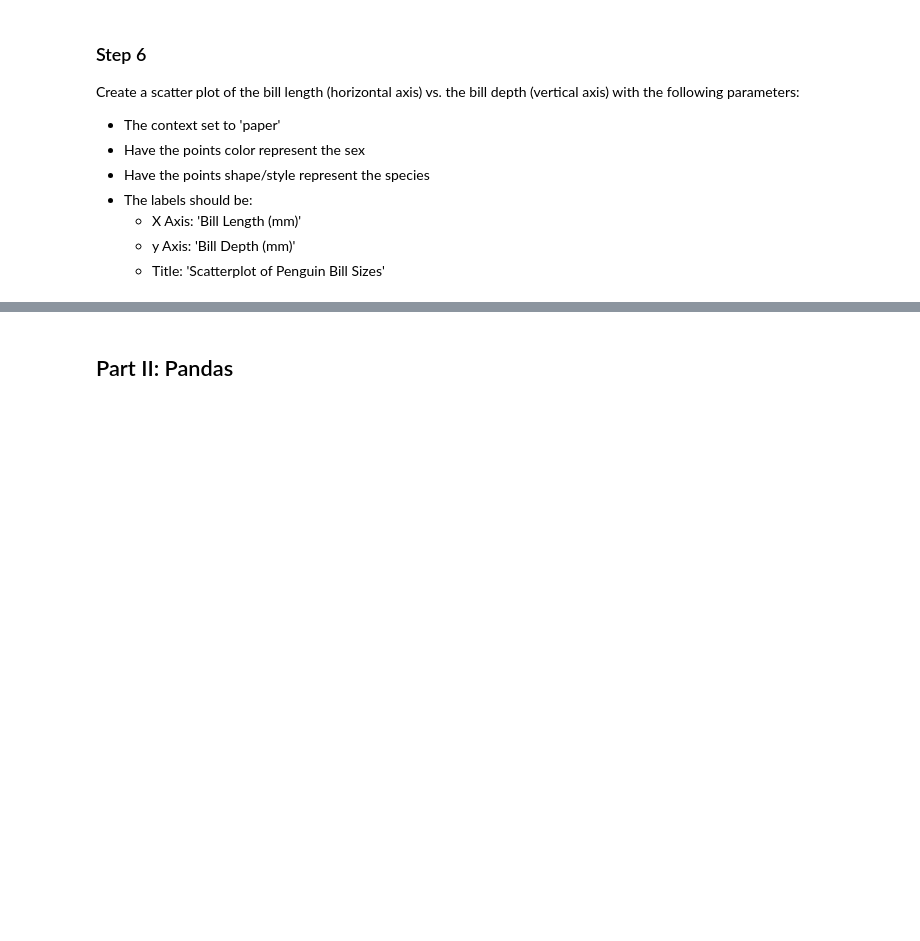
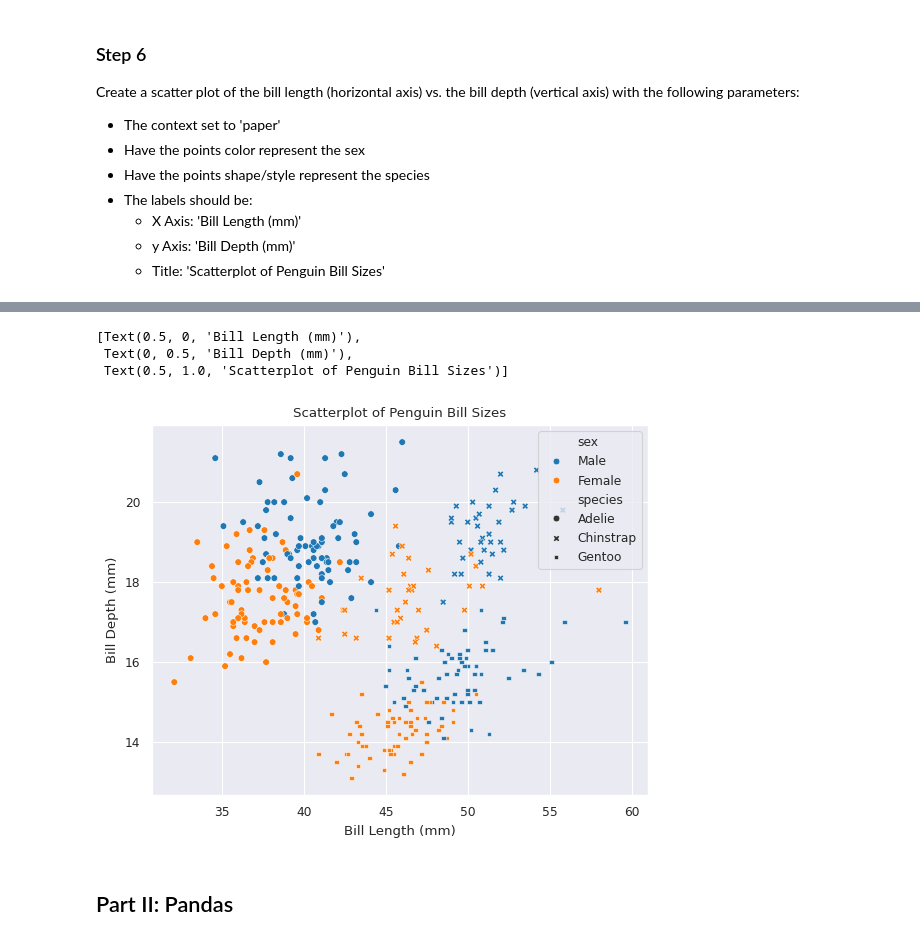
Before and after one commit to drivernf/DS_Course0_Week1_Module6_SeabornPandas, a Jupyter notebook: SeabornPandas.ipynb, the cells around one changed output, grey strips where cells are left out. Saved outputs shown, nothing was run; the diff lists cells and outputs as text; code cells hidden in the pictures; blank space fills up the shorter version.

```diff
--- a/SeabornPandas.ipynb
+++ b/SeabornPandas.ipynb
@@ -158,13 +163,28 @@ scatterplot1.set(xlabel = 'Bill Length (mm)', ylabel='Bill Depth (mm)', title='S
 # %%
 # CodeGrade step6
 # Replace None with your code
 
 # Context
-None
+sns.set_context('paper')
 
 # Plot
-scatterplot1 = None
-scatterplot1.set(None)
+scatterplot1 = sns.scatterplot(
+    data=penguins,
+    x='bill_length_mm',
+    y='bill_depth_mm',
+    hue='sex',
+    style='species'
+)
+scatterplot1.set(
+    xlabel='Bill Length (mm)',
+    ylabel='Bill Depth (mm)',
+    title='Scatterplot of Penguin Bill Sizes'
+)
+# %% [output]
+[Text(0.5, 0, 'Bill Length (mm)'),
+ Text(0, 0.5, 'Bill Depth (mm)'),
+ Text(0.5, 1.0, 'Scatterplot of Penguin Bill Sizes')]
+[figure, added]
 # %% [markdown]
 ## Part II: Pandas
 # %% [markdown]
```
Also changed, not shown: parts of 1 cell of this notebook.
